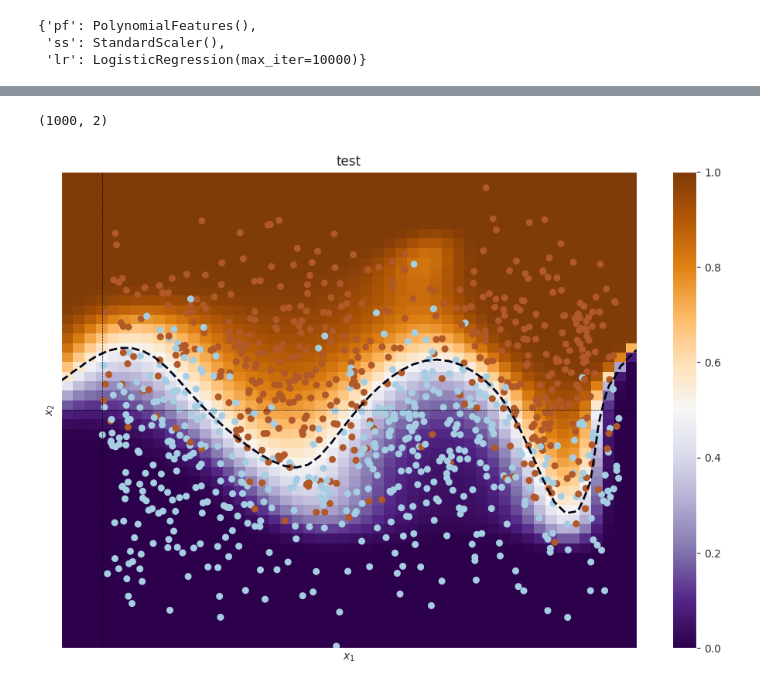
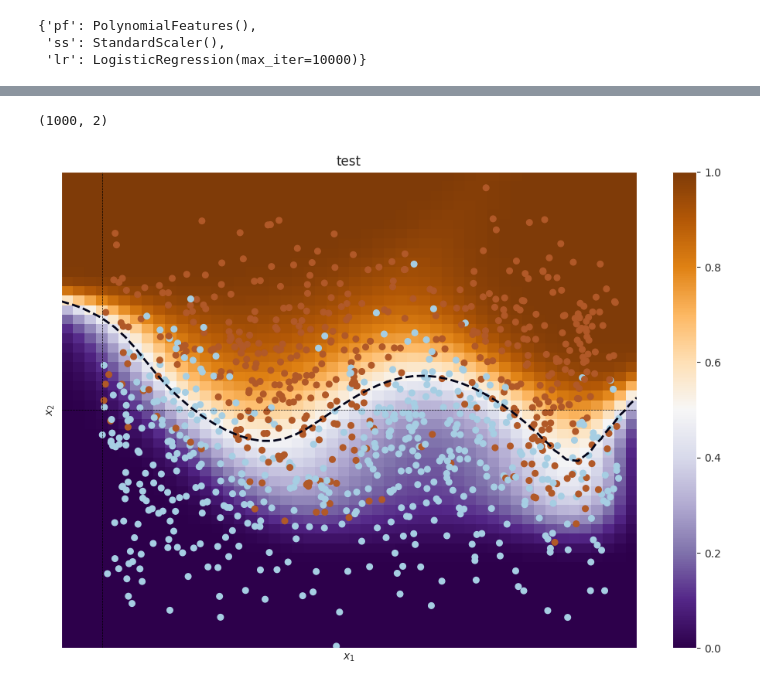
Before and after one commit to dmsiods/mlcourse.ai, a Jupyter notebook: my_work/topic4/habr_lecture.ipynb, the cells around one changed output, grey strips where cells are left out. Saved outputs shown, nothing was run; the diff lists cells and outputs as text; code cells hidden in the pictures.

```diff
--- a/my_work/topic4/habr_lecture.ipynb
+++ b/my_work/topic4/habr_lecture.ipynb
@@ -1529,12 +1529,12 @@ def plot_boundary(clf, X, y, plot_title):
     plt.show()
 # %%
 pipe = Pipeline(steps=[
-    ('pf', PolynomialFeatures(degree=8, include_bias=False)),
+    ('pf', PolynomialFeatures(degree=6, include_bias=False)),
     ('ss', StandardScaler()),
-    ('lr', LogisticRegression(C=400, max_iter=10000))
+    ('lr', LogisticRegression(C=100, max_iter=10000))
 ])
 
 plot_boundary(pipe, data['X'], data['y'], 'test')
 # %% [output]
 (1000, 2)
-[figure, old version]
+[figure, new version]
```
Also changed, not shown: parts of 3 cells of this notebook, 2 other files.
